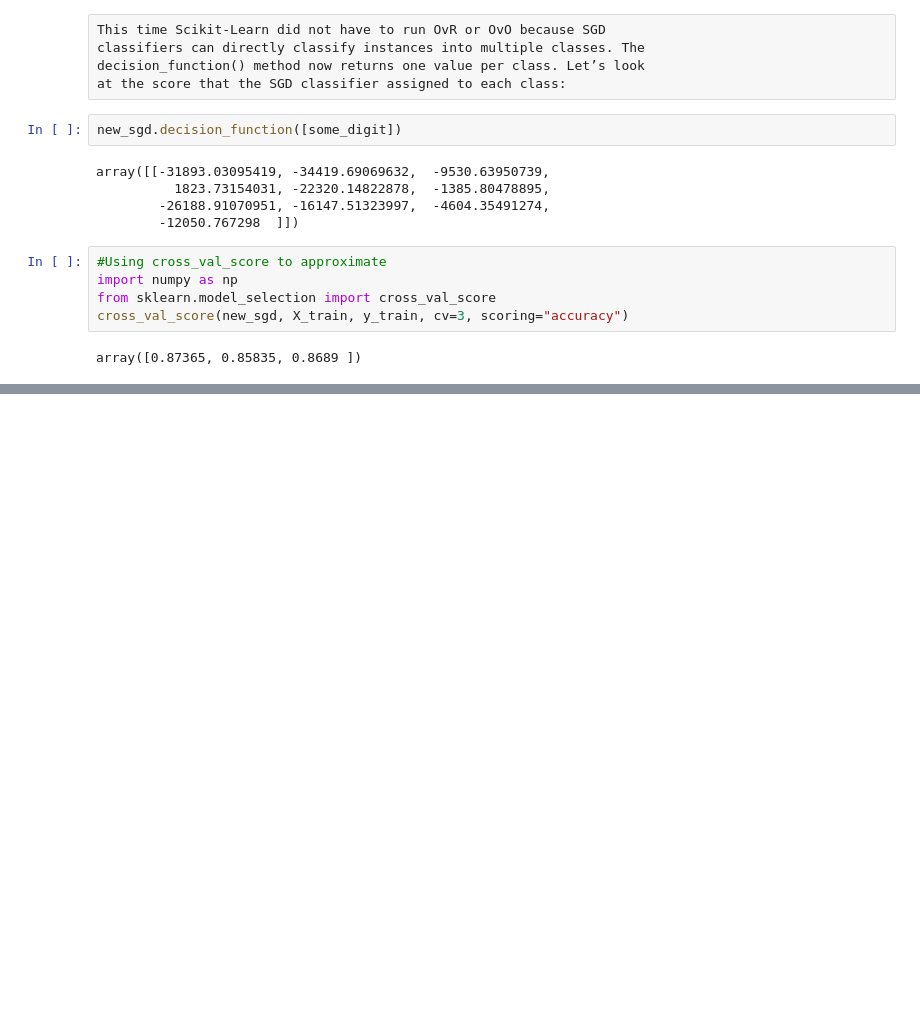
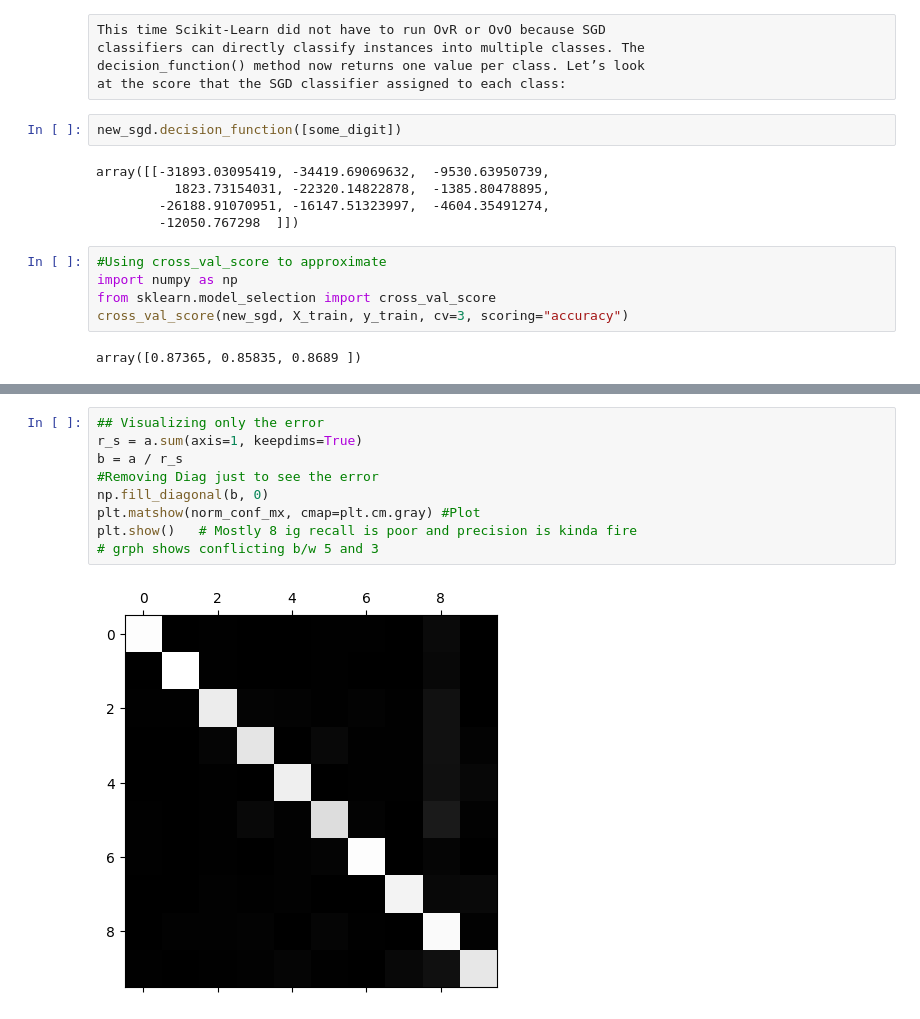
Before and after one commit to HESleagacy/MNSIT_CLASSIFIER, a Jupyter notebook: notebook.ipynb, the cells around one changed output, grey strips where cells are left out. Cells and saved outputs as stored; diff of their text form; blank space fills up the shorter version.

```diff
--- a/notebook.ipynb
+++ b/notebook.ipynb
@@ -464,0 +488,11 @@ cross_val_score(sgd_scaled, X, y_train, cv=3, scoring="accuracy")
+# %%
+## Visualizing only the error
+r_s = a.sum(axis=1, keepdims=True)
+b = a / r_s
+#Removing Diag just to see the error
+np.fill_diagonal(b, 0)
+plt.matshow(norm_conf_mx, cmap=plt.cm.gray) #Plot
+plt.show()   # Mostly 8 ig recall is poor and precision is kinda fire
+# grph shows conflicting b/w 5 and 3
+# %% [output]
+[figure, added]
```
Also changed, not shown: parts of 16 cells of this notebook.
